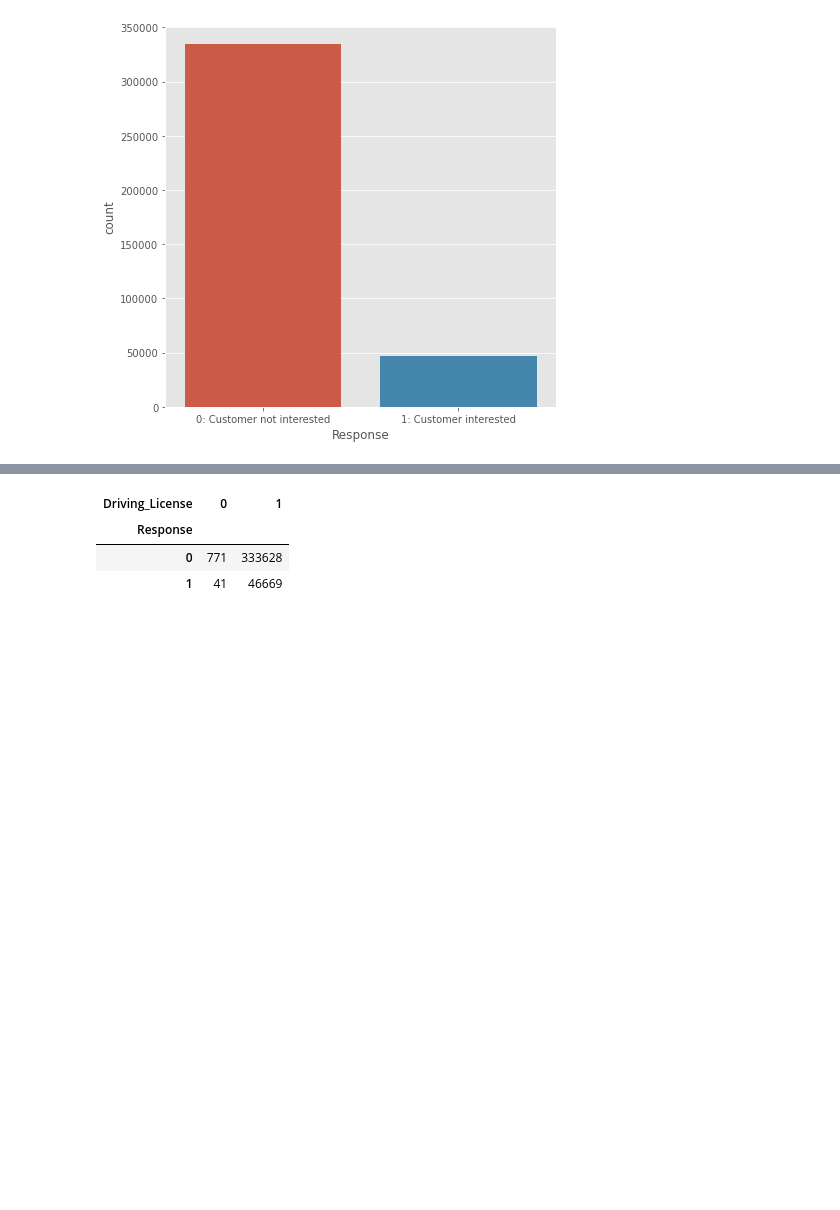
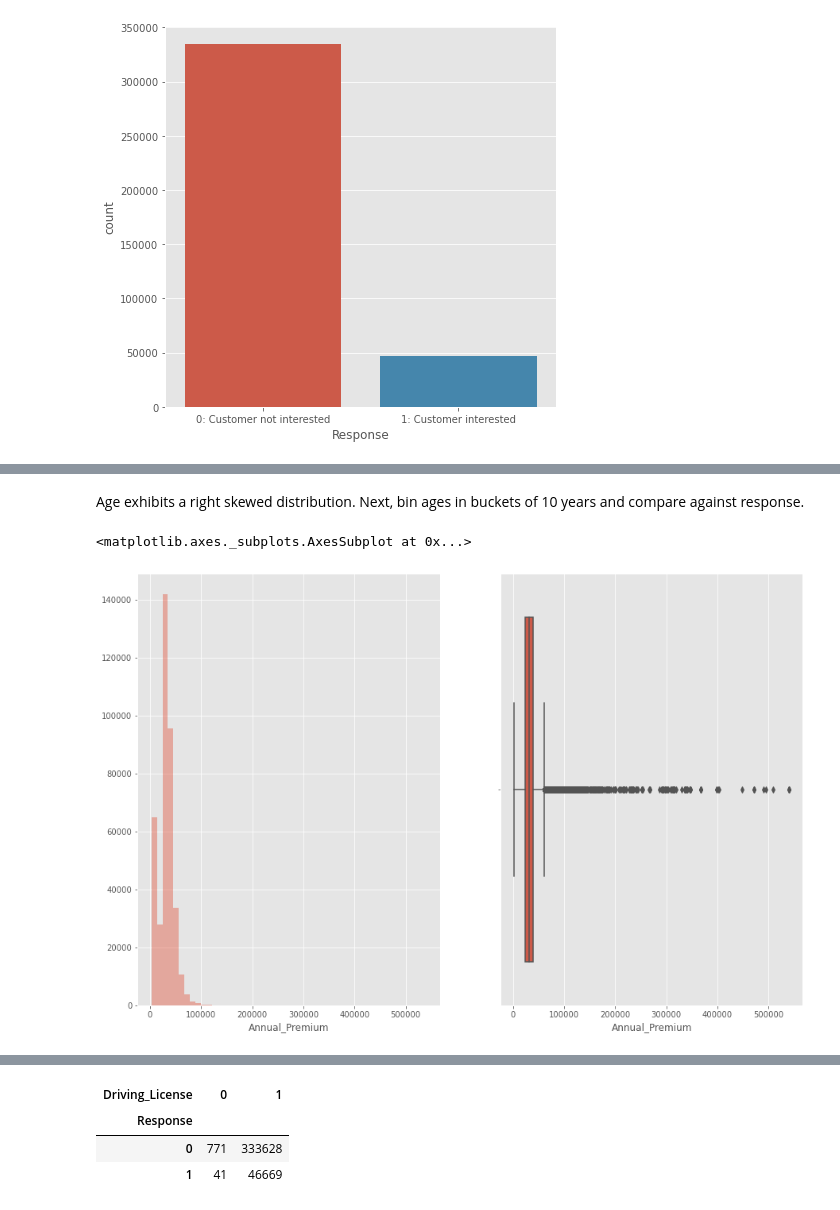
Before and after one commit to phatakshaunak/Springboard-Data-Science, a Jupyter notebook: Machine Learning Case Studies/Health_Insurance_Cross_Sell_Prediction/Health_Auto_Cross_Sell.ipynb, the cells around one changed output, grey strips where cells are left out. Drawn from its saved outputs; the diff is of its cells as text; code cells hidden in the pictures; blank space fills up the shorter version.

```diff
--- a/Machine Learning Case Studies/Health_Insurance_Cross_Sell_Prediction/Health_Auto_Cross_Sell.ipynb
+++ b/Machine Learning Case Studies/Health_Insurance_Cross_Sell_Prediction/Health_Auto_Cross_Sell.ipynb
@@ -117,0 +170,9 @@ This is an imbalanced class problem, with few people interested in the vehicle i
+# %% [markdown]
+Age exhibits a right skewed distribution. Next, bin ages in buckets of 10 years and compare against response.
+# %%
+f,ax = plt.subplots(nrows=1,ncols=2,figsize=[15,10])
+sns.distplot(df['Annual_Premium'],kde=False, ax= ax[0])
+sns.boxplot(df['Annual_Premium'])
+# %% [output]
+<matplotlib.axes._subplots.AxesSubplot at 0x...>
+[figure, added]
```
Also changed, not shown: parts of 81 cells of this notebook.
